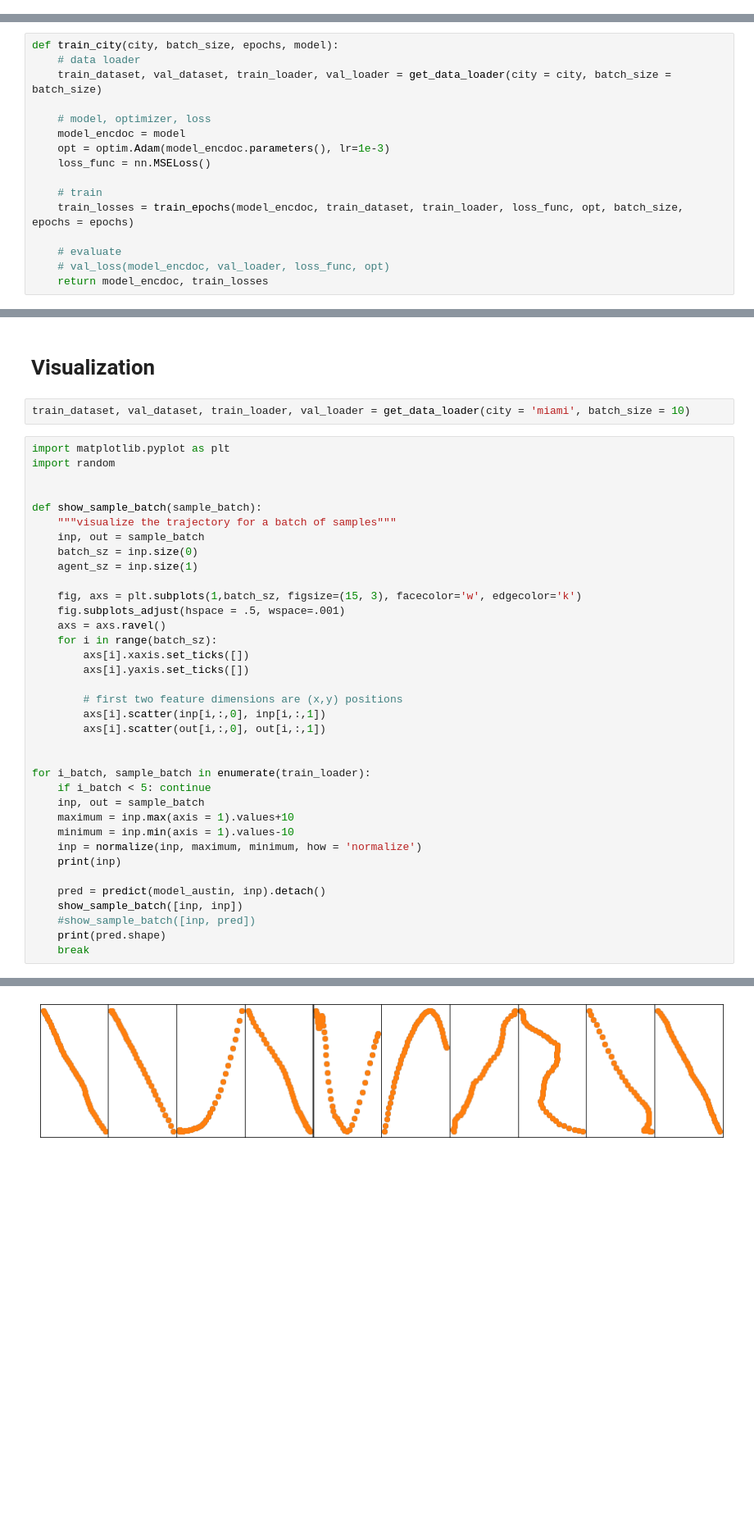
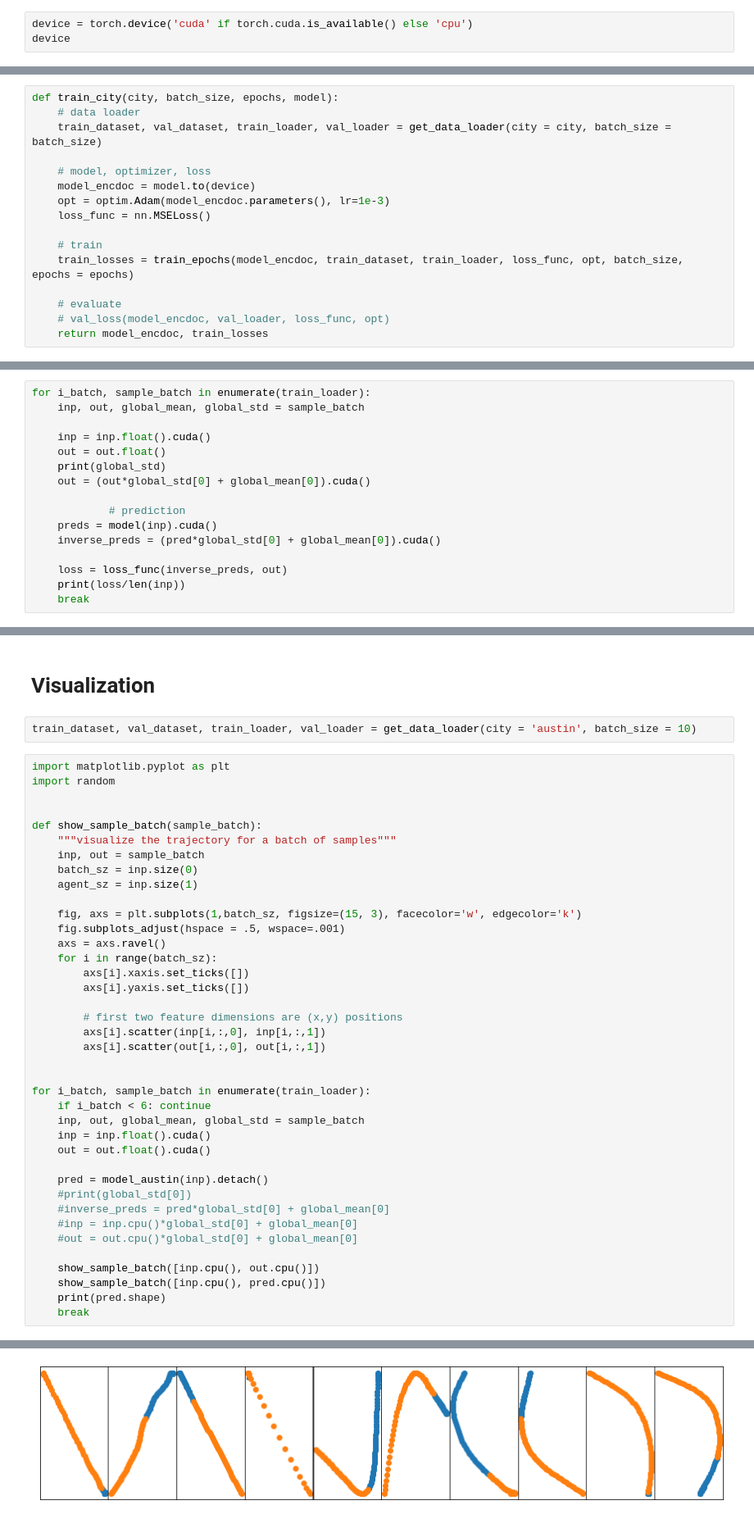
Before and after one commit to Lord-of-Bugs/UCSD-autonomous-vehicle-motion-forecasting-challenge, a Jupyter notebook: LSTM_Zhendong.ipynb, the cells around one changed output, grey strips where cells are left out. Shown: that part at 82% size. Drawn from its saved outputs; the diff is of its cells as text; blank space fills up the shorter version.

```diff
--- a/LSTM_Zhendong.ipynb
+++ b/LSTM_Zhendong.ipynb
@@ -108,0 +118,3 @@ len(train_dataset)
+# %%
+device = torch.device('cuda' if torch.cuda.is_available() else 'cpu')
+device
@@ -274,7 +295,7 @@ def train_city(city, batch_size, epochs, model):
     train_dataset, val_dataset, train_loader, val_loader = get_data_loader(city = city, batch_size = batch_size)
 
     # model, optimizer, loss
-    model_encdoc = model
+    model_encdoc = model.to(device)
     opt = optim.Adam(model_encdoc.parameters(), lr=1e-3)
     loss_func = nn.MSELoss()
 
@@ -379,0 +464,16 @@ epoch 9 trian loss: 0.16015046551587483
+# %%
+for i_batch, sample_batch in enumerate(train_loader):
+    inp, out, global_mean, global_std = sample_batch
+
+    inp = inp.float().cuda()
+    out = out.float()
+    print(global_std)
+    out = (out*global_std[0] + global_mean[0]).cuda()
+
+            # prediction
+    preds = model(inp).cuda()
+    inverse_preds = (pred*global_std[0] + global_mean[0]).cuda()
+
+    loss = loss_func(inverse_preds, out)
+    print(loss/len(inp))
+    break
@@ -436,7 +540,7 @@ test_output
 # %% [markdown]
 # Visualization
 # %%
-train_dataset, val_dataset, train_loader, val_loader = get_data_loader(city = 'miami', batch_size = 10)
+train_dataset, val_dataset, train_loader, val_loader = get_data_loader(city = 'austin', batch_size = 10)
 # %%
 import matplotlib.pyplot as plt
 import random
@@ -461,16 +565,19 @@ def show_sample_batch(sample_batch):
 
 
 for i_batch, sample_batch in enumerate(train_loader):
-    if i_batch < 5: continue
-    inp, out = sample_batch
-    maximum = inp.max(axis = 1).values+10
-    minimum = inp.min(axis = 1).values-10
-    inp = normalize(inp, maximum, minimum, how = 'normalize')
-    print(inp)
+    if i_batch < 6: continue
+    inp, out, global_mean, global_std = sample_batch
+    inp = inp.float().cuda()
+    out = out.float().cuda()
 
-    pred = predict(model_austin, inp).detach()
-    show_sample_batch([inp, inp])
-    #show_sample_batch([inp, pred])
+    pred = model_austin(inp).detach()
+    #print(global_std[0])
+    #inverse_preds = pred*global_std[0] + global_mean[0]
+    #inp = inp.cpu()*global_std[0] + global_mean[0]
+    #out = out.cpu()*global_std[0] + global_mean[0]
+
+    show_sample_batch([inp.cpu(), out.cpu()])
+    show_sample_batch([inp.cpu(), pred.cpu()])
     print(pred.shape)
     break
 # %% [output]
@@ -493,2 +584,2 @@ tensor([[[0.3352, 1.4284],
 torch.Size([10, 60, 2])
-[figure, old version]
+[figure, new version]
```
Also changed, not shown: parts of 27 cells of this notebook, 5 other files.
